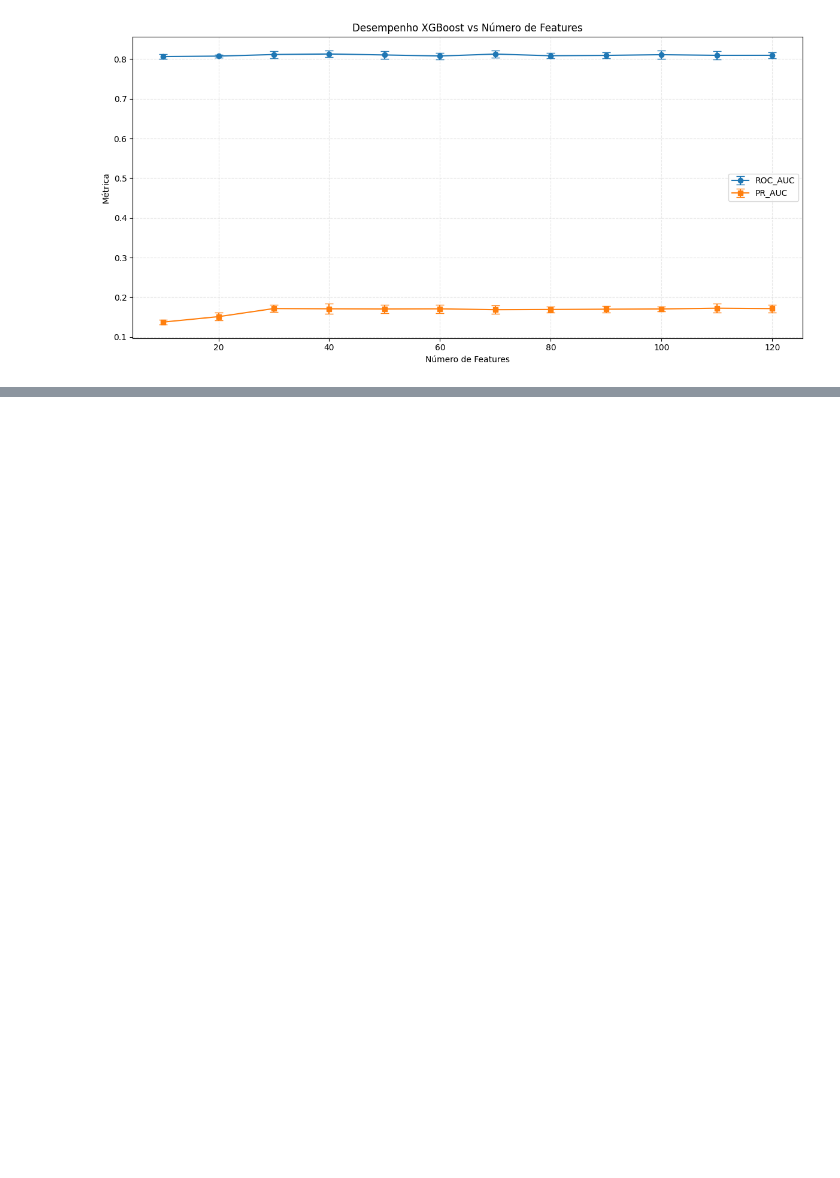
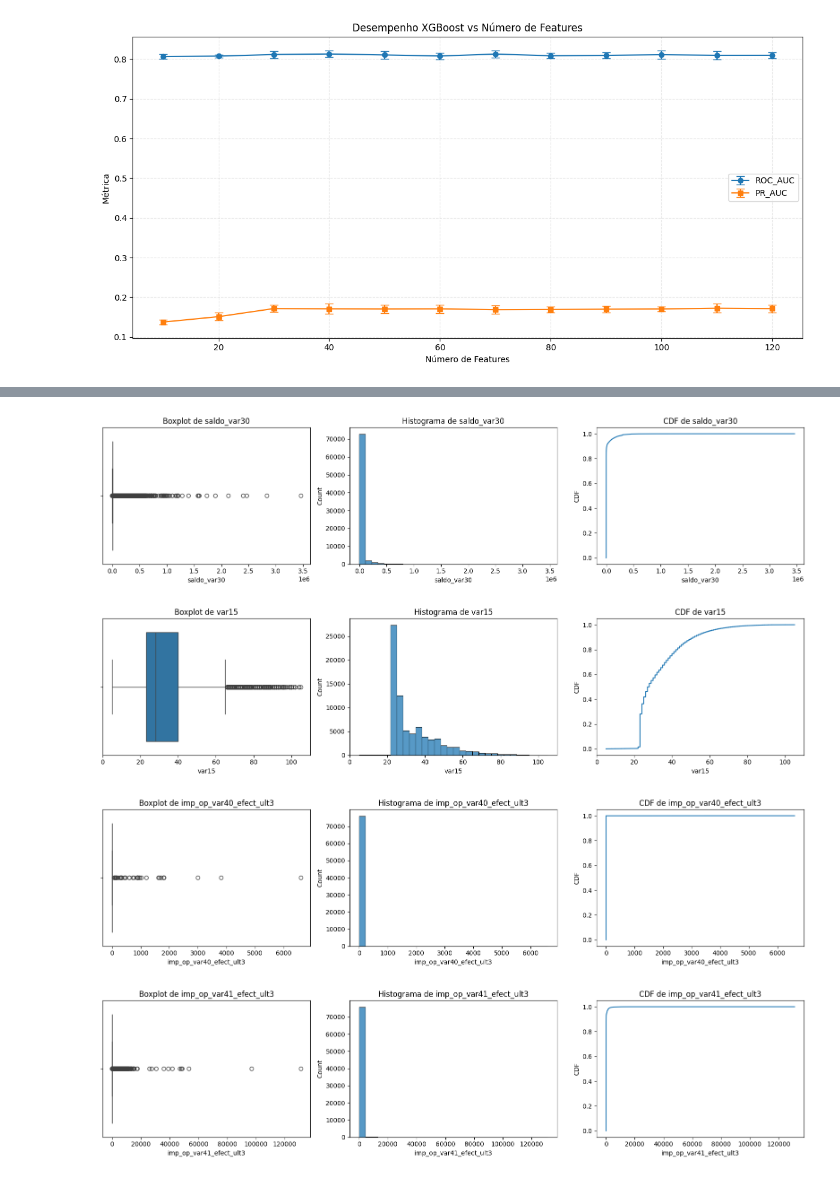
Before and after one commit to MMeloMateus/santander-customer-satisfaction, a Jupyter notebook: Santander_Customer_Satisfaction.ipynb, the cells around one changed output, grey strips where cells are left out. Saved outputs shown, nothing was run; the diff lists cells and outputs as text; code cells hidden in the pictures; blank space fills up the shorter version.

```diff
--- a/Santander_Customer_Satisfaction.ipynb
+++ b/Santander_Customer_Satisfaction.ipynb
@@ -1416,0 +1449,5 @@ Desvio PR_AUC: 0.0091
+# %%
+for col in X_t10.columns:
+    if X_t10[col].nunique() <= 10:
+        print(f"\n{col} (categórica):")
+        print(X_t10[col].value_counts())
@@ -1416,0 +1501,14 @@ Desvio PR_AUC: 0.0091
+# %%
+# COlunas a serem modificadas
+colunas = ["num_var26_0", "num_var42_0"]
+
+for col in colunas:
+    # Marcação do Quartil
+    X_t10.loc[:, col + '_quartil'] = pd.qcut(
+        X_t10[col], q=4, labels=False, duplicates='drop'
+    )
+
+    # Marcação e valores raros
+    freq = X_t10[col].value_counts(normalize=True)
+    raras = freq[freq < 0.01].index
+    X_t10.loc[:, col + '_rare'] = X_t10[col].isin(raras).astype(int)
@@ -1416,0 +1545,34 @@ Desvio PR_AUC: 0.0091
+# %%
+prob_cont = []
+for col in X_t10.columns:
+    if X_t10[col].nunique() > 10:
+        prob_cont.append(col)
+
+# Para cada coluna contínua
+for col in prob_cont:
+    plt.figure(figsize=(16,4))
+
+
+    plt.subplot(1,3,1)
+    sns.boxplot(x=X_t10[col])
+    plt.title(f'Boxplot de {col}')
+
+    plt.subplot(1,3,2)
+    sns.histplot(X_t10[col], bins=30, kde=False)
+    plt.title(f'Histograma de {col}')
+
+    plt.subplot(1,3,3)
+    sorted_vals = np.sort(X_t10[col])
+    cdf = np.arange(1, len(sorted_vals)+1) / len(sorted_vals)
+    plt.plot(sorted_vals, cdf)
+    plt.title(f'CDF de {col}')
+    plt.xlabel(col)
+    plt.ylabel('CDF')
+
+    plt.tight_layout()
+    plt.show()
+# %% [output]
+[figure, added]
+[figure, added]
+[figure, added]
+[figure, added]
```
Also changed, not shown: parts of 28 cells of this notebook.
